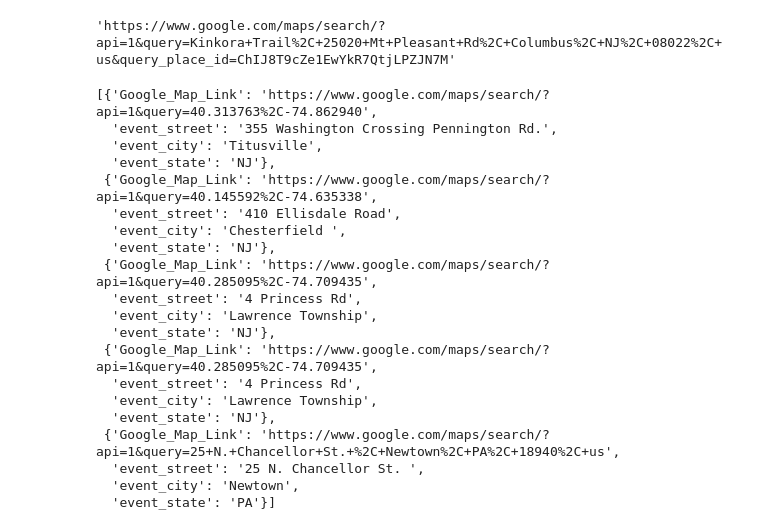
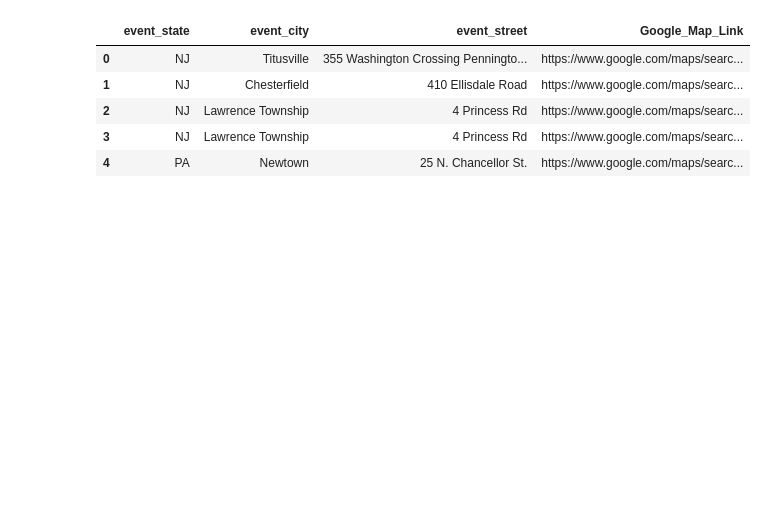
Before and after one commit to MersedehSP/Meetup_Project2, a Jupyter notebook: arts_scraped_data/scrape_event_locations.ipynb, the cells around one changed output. Saved outputs shown, nothing was run; the diff lists cells and outputs as text; code cells hidden in the pictures; blank space fills up the shorter version.

Commit message:
Added code to load the data into a df and then export to a csv

```diff
--- a/arts_scraped_data/scrape_event_locations.ipynb
+++ b/arts_scraped_data/scrape_event_locations.ipynb
@@ -27,24 +45,9 @@ event_links
-# %%
-executable_path = {'executable_path': 'chromedriver.exe'}
-browser = Browser('chrome', **executable_path, headless=False)
-
-event_link = "https://www.meetup.com/Healthy-Mount-Holly/events/273440229"
-browser.visit(event_link)
-html = browser.html
-
-soup = bs(html, 'html.parser')
-
-
-event_location_map_link = soup.find('a', class_='venueDisplay-venue')['href']
-event_location_map_link
-# %% [output]
-'https://www.google.com/maps/search/?api=1&query=Kinkora+Trail%2C+25020+Mt+Pleasant+Rd%2C+Columbus%2C+NJ%2C+08022%2C+us&query_place_id=ChIJ8T9cZe1EwYkR7QtjLPZJN7M'
 # %%
 executable_path = {'executable_path': 'chromedriver.exe'}
 browser = Browser('chrome', **executable_path, headless=False)
 
 
-venue_df = []
+venue_data_lst = []
 for link in event_links:
 
     browser.visit(link)
@@ -65,35 +68,23 @@ for link in event_links:
     event_state = soup.find('p', class_='venueDisplay-venue-address').find_all('span')[1].text[2:].upper()
 
     venue_data = {
-        'Google_Map_Link' : event_location_map_link,
+        'event_state' : event_state,
+        'event_city' : event_city,
         'event_street' : event_street,
-        'event_city' : event_city,
-        'event_state' : event_state
+        'Google_Map_Link' : event_location_map_link
     }
 
-    venue_df.append(venue_data)
+    venue_data_lst.append(venue_data)
 
 browser.quit()
-# %%
-venue_df
-# %% [output]
-[{'Google_Map_Link': 'https://www.google.com/maps/search/?api=1&query=40.313763%2C-74.862940',
-  'event_street': '355 Washington Crossing Pennington Rd.',
-  'event_city': 'Titusville',
-  'event_state': 'NJ'},
- {'Google_Map_Link': 'https://www.google.com/maps/search/?api=1&query=40.145592%2C-74.635338',
-  'event_street': '410 Ellisdale Road',
-  'event_city': 'Chesterfield ',
-  'event_state': 'NJ'},
- {'Google_Map_Link': 'https://www.google.com/maps/search/?api=1&query=40.285095%2C-74.709435',
-  'event_street': '4 Princess Rd',
-  'event_city': 'Lawrence Township',
-  'event_state': 'NJ'},
- {'Google_Map_Link': 'https://www.google.com/maps/search/?api=1&query=40.285095%2C-74.709435',
-  'event_street': '4 Princess Rd',
-  'event_city': 'Lawrence Township',
-  'event_state': 'NJ'},
- {'Google_Map_Link': 'https://www.google.com/maps/search/?api=1&query=25+N.+Chancellor+St.+%2C+Newtown%2C+PA%2C+18940%2C+us',
-  'event_street': '25 N. Chancellor St. ',
-  'event_city': 'Newtown',
-  'event_state': 'PA'}]
+# %%
+# Load the scraped data into a dataframe
+venue_df = pd.DataFrame(venue_data_lst)
+venue_df
+# %% [output]
+|  | event_state | event_city | event_street | Google_Map_Link |
+| 0 | NJ | Titusville | 355 Washington Crossing Penningto... | https://www.google.com/maps/searc... |
+| 1 | NJ | Chesterfield | 410 Ellisdale Road | https://www.google.com/maps/searc... |
+| 2 | NJ | Lawrence Township | 4 Princess Rd | https://www.google.com/maps/searc... |
+| 3 | NJ | Lawrence Township | 4 Princess Rd | https://www.google.com/maps/searc... |
+| 4 | PA | Newtown | 25 N. Chancellor St. | https://www.google.com/maps/searc... |
```
Also changed, not shown: parts of 3 cells of this notebook.
